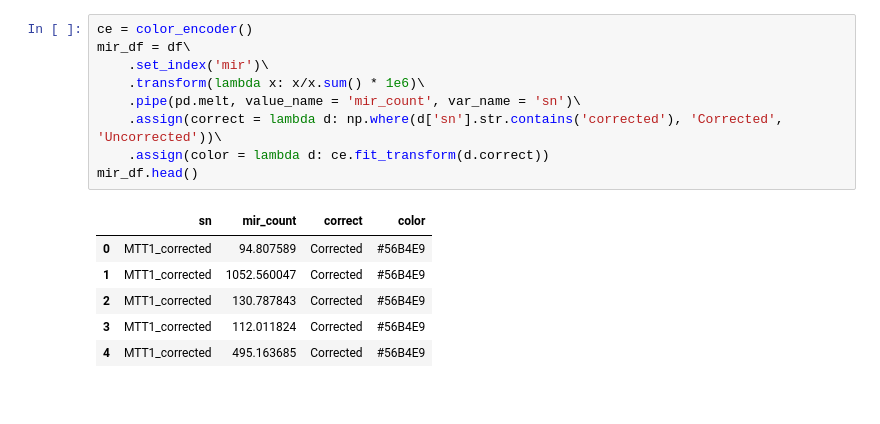
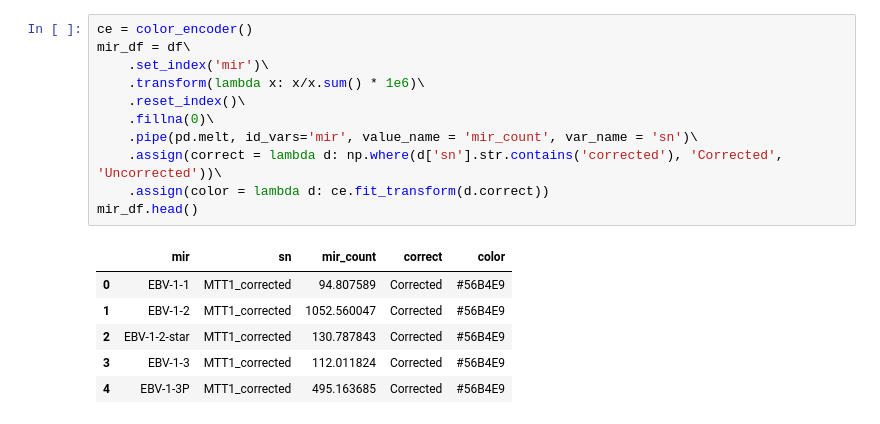
Before and after one commit to wckdouglas/tgirt_smRNA, a Jupyter notebook: scripts/reweighted_reads.ipynb, the cells around one changed output. Drawn from its saved outputs; the diff is of its cells as text.

```diff
--- a/scripts/reweighted_reads.ipynb
+++ b/scripts/reweighted_reads.ipynb
@@ -36,16 +76,18 @@ df.head()
 # %%
 ce = color_encoder()
 mir_df = df\
     .set_index('mir')\
     .transform(lambda x: x/x.sum() * 1e6)\
-    .pipe(pd.melt, value_name = 'mir_count', var_name = 'sn')\
+    .reset_index()\
+    .fillna(0)\
+    .pipe(pd.melt, id_vars='mir', value_name = 'mir_count', var_name = 'sn')\
     .assign(correct = lambda d: np.where(d['sn'].str.contains('corrected'), 'Corrected', 'Uncorrected'))\
     .assign(color = lambda d: ce.fit_transform(d.correct))
 mir_df.head()
 # %% [output]
-|  | sn | mir_count | correct | color |
-| 0 | MTT1_corrected | 94.807589 | Corrected | #56B4E9 |
-| 1 | MTT1_corrected | 1052.560047 | Corrected | #56B4E9 |
-| 2 | MTT1_corrected | 130.787843 | Corrected | #56B4E9 |
-| 3 | MTT1_corrected | 112.011824 | Corrected | #56B4E9 |
-| 4 | MTT1_corrected | 495.163685 | Corrected | #56B4E9 |
+|  | mir | sn | mir_count | correct | color |
+| 0 | EBV-1-1 | MTT1_corrected | 94.807589 | Corrected | #56B4E9 |
+| 1 | EBV-1-2 | MTT1_corrected | 1052.560047 | Corrected | #56B4E9 |
+| 2 | EBV-1-2-star | MTT1_corrected | 130.787843 | Corrected | #56B4E9 |
+| 3 | EBV-1-3 | MTT1_corrected | 112.011824 | Corrected | #56B4E9 |
+| 4 | EBV-1-3P | MTT1_corrected | 495.163685 | Corrected | #56B4E9 |
```
Also changed, not shown: parts of 15 cells of this notebook, 1 other file.
